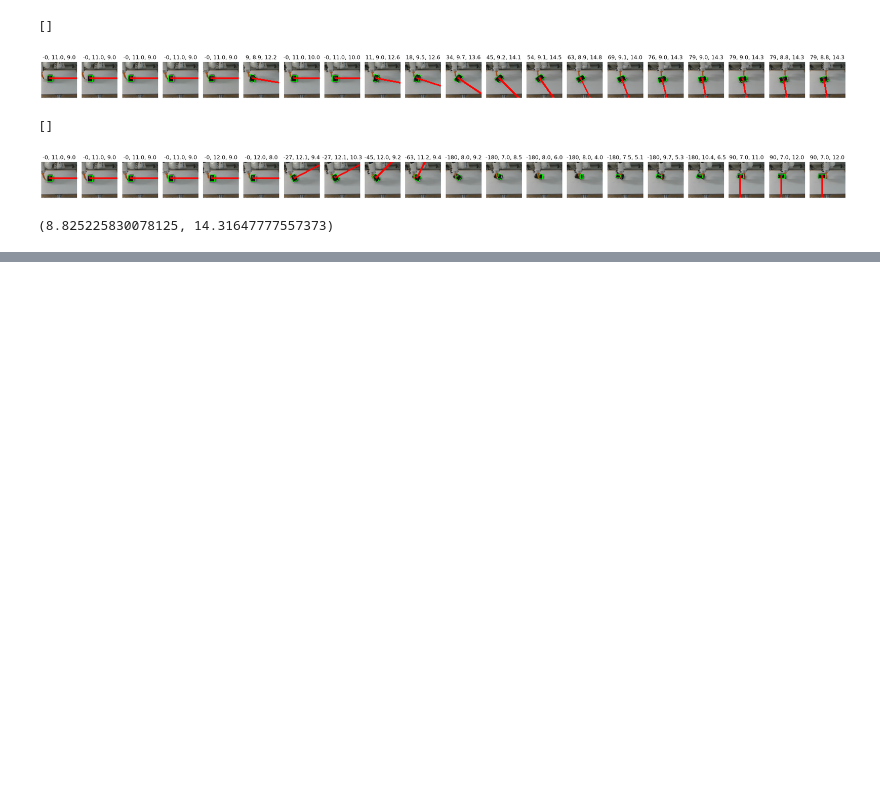
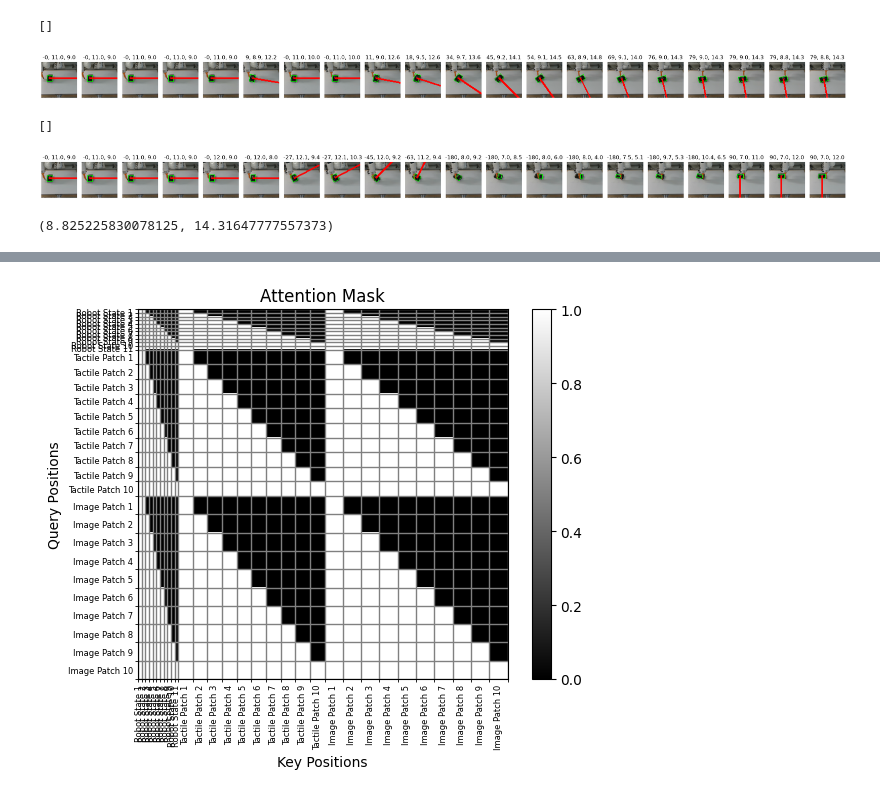
Before and after one commit to WillMandil001/SPOTS_infilling, a Jupyter notebook: playground.ipynb, the cells around one changed output, grey strips where cells are left out. Saved outputs shown, nothing was run; the diff lists cells and outputs as text; code cells hidden in the pictures; blank space fills up the shorter version.

```diff
--- a/playground.ipynb
+++ b/playground.ipynb
@@ -164,0 +286,77 @@ rotated_rect[1]
+# %%
+maskarray = torch.cat([mask_array3, mask_array2, mask_array1], axis = 0)
+
+plt.imshow(maskarray.numpy(), cmap='gray', extent=[0, maskarray.numpy().shape[1], maskarray.numpy().shape[0], 0])
+plt.title('Attention Mask')
+plt.xlabel('Key Positions')
+plt.ylabel('Query Positions')
+plt.colorbar()
+
+x_ticks = []
+y_ticks = []
+x_gaps_labels = []
+y_gaps_labels = []
+
+if action == True:
+    action_x_ticks = [(i) for i in range(0, context_length+1)]
+    action_y_ticks = [(i) for i in range(0, context_length+1)]
+    x_ticks += action_x_ticks
+    y_ticks += action_y_ticks
+
+    print("action  added", x_ticks)
+    print("action  added", y_ticks)
+
+    x_gaps_labels += [f'Robot State {i}' for i in range(1, len(action_x_ticks) + 1)]
+    y_gaps_labels += [f'Robot State {i}' for i in range(1, len(action_y_ticks) + 1)]
+
+if tactile == True:
+    tactile_x_ticks = [(i + x_ticks[-1]) for i in range(1, ((context_length) * patches_per_tactile_frame), patches_per_tactile_frame)]
+    tactile_y_ticks = [(i + y_ticks[-1]) for i in range(1, ((context_length) * patches_per_tactile_frame), patches_per_tactile_frame)]
+    x_ticks += tactile_x_ticks
+    y_ticks += tactile_y_ticks
+
+    print("tactile added", x_ticks)
+    print("tactile added", y_ticks)
+    print(len(tactile_x_ticks))
+    print(len([f'Tactile Patch {i} \n {patches_per_tactile_frame} tokens per tactile frame' for i in range(1, context_length +1)]))
+
+    x_gaps_labels += [f'Tactile Patch {i}'  for i in range(1, context_length+1)]
+    y_gaps_labels += [f'Tactile Patch {i}'  for i in range(1, context_length+1)]
+
+if image == True:
+    image_x_ticks = [(i + x_ticks[-1]) for i in range(x_ticks[-1] - x_ticks[-2], ((context_length+1) * patches_per_frame), patches_per_frame)]
+    image_y_ticks = [(i + y_ticks[-1]) for i in range(y_ticks[-1] - y_ticks[-2], ((context_length+1) * patches_per_frame), patches_per_frame)]
+    x_ticks += image_x_ticks
+    y_ticks += image_y_ticks
+
+    print("images  added", x_ticks)
+    print("images  added", y_ticks)
+
+    # x_gaps_labels += [f'Image Patch {i} \n {patches_per_frame} tokens per image' for i in range(1, context_length)]
+    # y_gaps_labels += [f'Image Patch {i} \n {patches_per_frame} tokens per image' for i in range(1, context_length)]
+    x_gaps_labels += [f'Image Patch {i}' for i in range(1, context_length + 1)]
+    y_gaps_labels += [f'Image Patch {i}' for i in range(1, context_length + 1)]
+
+# Compute the middle points between the ticks
+x_gaps = [(x_ticks[i] + x_ticks[i+1]) / 2 for i in range(len(x_ticks) - 1)]
+y_gaps = [(y_ticks[i] + y_ticks[i+1]) / 2 for i in range(len(y_ticks) - 1)]
+
+print(x_gaps)
+print(y_gaps)
+print(len(x_gaps), len(x_gaps_labels))
+# place the labels at x_gaps but remove the actual ticks
+plt.xticks(x_gaps, x_gaps_labels, rotation=90, fontsize=6)
+plt.yticks(y_gaps, y_gaps_labels, fontsize=6)
+
+# draw grid lines at the x_ticks and y_ticks
+plt.grid(which='minor', color='gray', linestyle='-', linewidth=1.0)
+plt.gca().set_xticks(x_ticks, minor=True)
+plt.gca().set_yticks(y_ticks, minor=True)
+
+# Remove the actual tick lines for the labeled ticks
+plt.tick_params(axis='x', which='major', length=0)
+plt.tick_params(axis='y', which='major', length=0)
+
+plt.savefig('high_def_image.png', dpi=1000)  # Set DPI to 300 (higher value for higher definition)
+plt.show()
+# %% [output]
@@ -164,0 +374 @@ rotated_rect[1]
+[figure, added]
```
Also changed, not shown: parts of 9 cells of this notebook, 1 other file.
